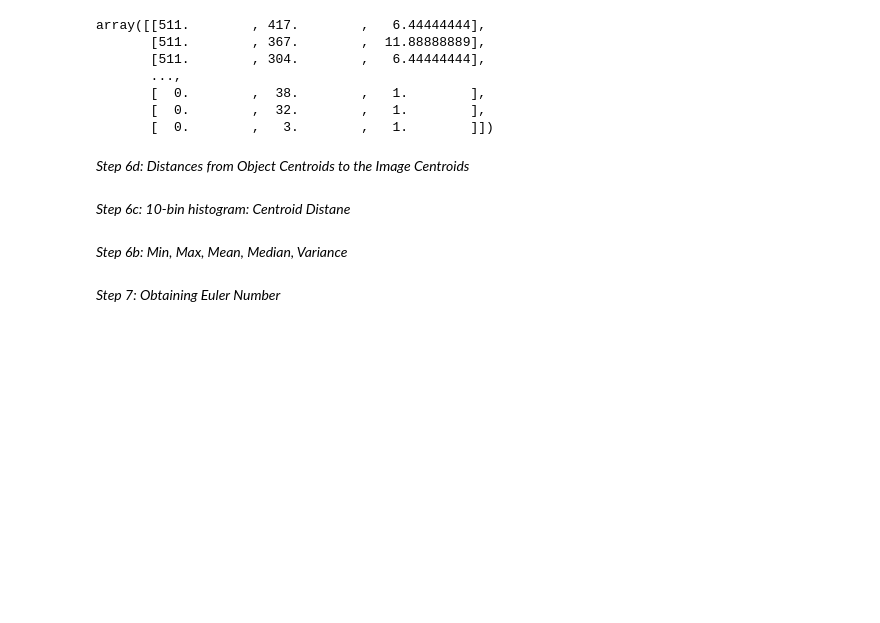
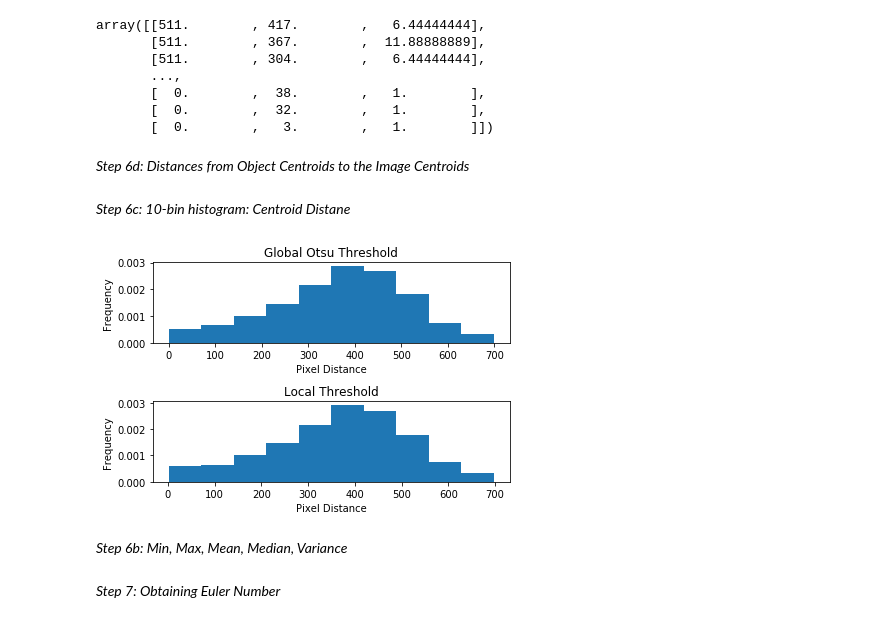
Before and after one commit to hhelmbre/Rockstar-Lifestyle, a Jupyter notebook: examples/Object-Statistics.ipynb, the cells around one changed output. Drawn from its saved outputs; the diff is of its cells as text; code cells hidden in the pictures; blank space fills up the shorter version.

Commit message:
added the ability to loop through the object centroids and image centroids to get a distance and then created 10-bin histograms from this data.

```diff
--- a/examples/Object-Statistics.ipynb
+++ b/examples/Object-Statistics.ipynb
@@ -179,31 +179,47 @@ array([[511.        , 417.        ,   6.44444444],
 # %% [markdown]
 *Step 6d: Distances from Object Centroids to the Image Centroids*
 # %%
-def centroid_distance(image_centroid, object_centroid):
+def centroid_distance(image_centroid, object_centroid, row):
     X1 = image_centroid[0]
     Y1 = image_centroid[1]
-    X2 = object_centroids[0][0]
-    Y2 = object_centroids[0][1]
+    X2 = object_centroids[row][0]
+    Y2 = object_centroids[row][1]
     distance = math.sqrt((X1-X2)**2+(Y1-Y2)**2)
     return distance
+# %%
+distances_global = []
+j=0
+for row in object_centroids:
+    distance = centroid_distance(image_centroid, object_centroids, j)
+    distances_global.append(distance)
+    j += 1
+# %%
+distances_local = []
+j=0
+for row in object_centroids:
+    distance = centroid_distance(image_centroid_adaptive, object_centroids_adaptive, j)
+    distances_local.append(distance)
+    j += 1
 # %% [markdown]
 *Step 6c: 10-bin histogram: Centroid Distane*
 # %%
 fig = plt.figure()
 ax1 = plt.subplot(211)
 ax2 = plt.subplot(212)
 
-ax1.hist(areas_rw, bins=10, density = True, cumulative = False)
+ax1.hist(distances_global, bins=10, density = True, cumulative = False)
 ax1.set_title('Global Otsu Threshold')
 ax1.set_ylabel('Frequency')
-ax1.set_xlabel('Tonal Value')
+ax1.set_xlabel('Pixel Distance')
 
-ax2.hist(areas_rw_adaptive, bins=10, density = True, cumulative = False)
+ax2.hist(distances_local, bins=10, density = True, cumulative = False)
 ax2.set_title('Local Threshold')
 ax2.set_ylabel('Frequency')
-ax2.set_xlabel('Tonal Value')
+ax2.set_xlabel('Pixel Distance')
 
 fig.tight_layout()
+# %% [output]
+[figure, added]
 # %% [markdown]
 *Step 6b: Min, Max, Mean, Median, Variance*
 # %% [markdown]
```
